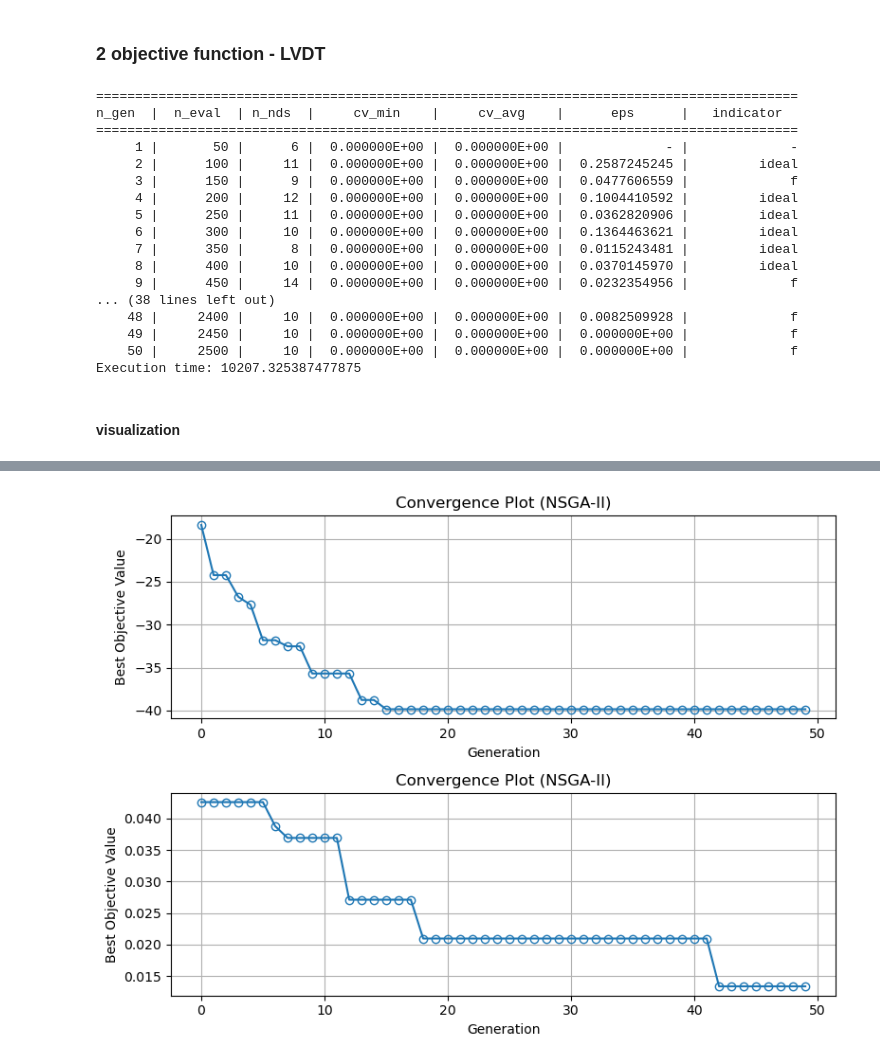
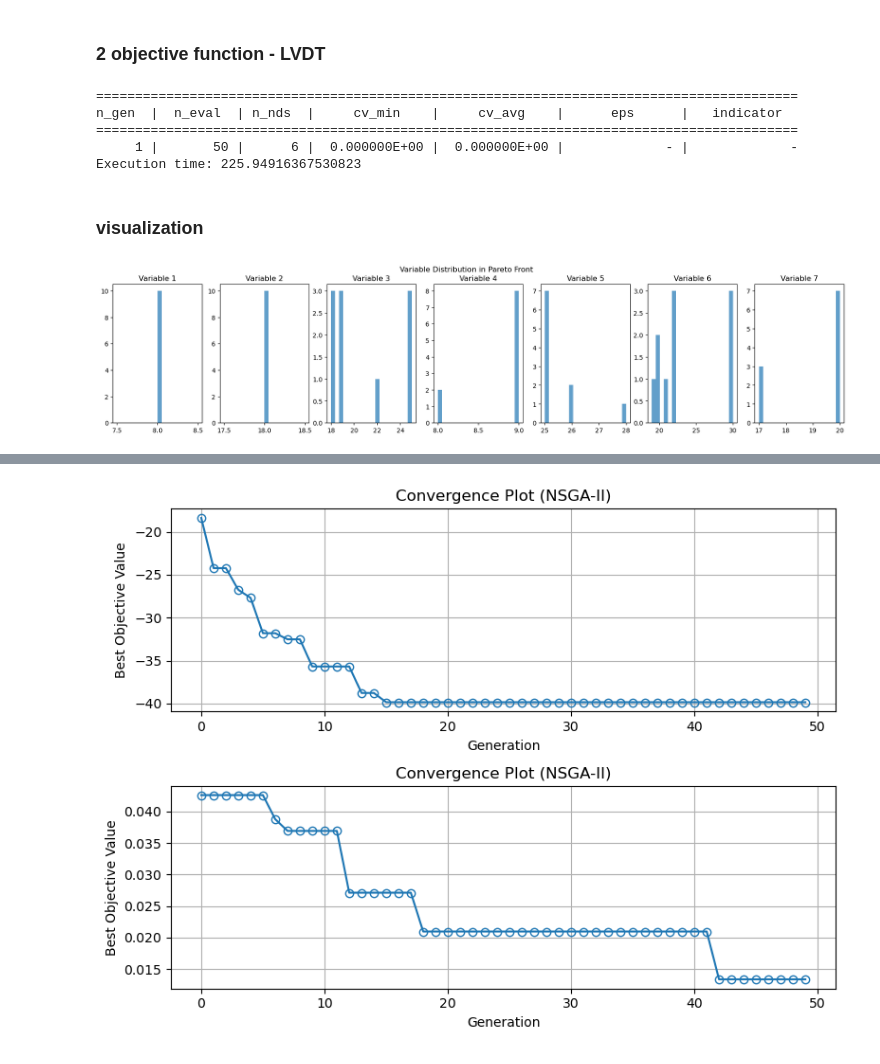
Before and after one commit to li-pengbo/femm-lvdt, a Jupyter notebook: optimization/notebook/pymoo_optimization.ipynb, the cells around one changed output, grey strips where cells are left out. Saved outputs shown, nothing was run; the diff lists cells and outputs as text; code cells hidden in the pictures.

```diff
--- a/optimization/notebook/pymoo_optimization.ipynb
+++ b/optimization/notebook/pymoo_optimization.ipynb
@@ -156,6 +154,6 @@ def run_femm_vc(params):
 # %%
 # manually optimal params = [6, 14, 20, 7, 34, 25, 17.5]
-n_jobs = 15
+n_jobs = 20
 parallel = Parallel(n_jobs=n_jobs)
 runner = JoblibParallelization(parallel, delayed)
 
@@ -163,30 +161,17 @@ problem = PSProblem(elementwise_runner = runner)
 
 res = minimize(problem,
                PSalgorithm,
-               ('n_gen', 50),
+               ('n_gen', 1),
                seed=1,
                verbose=True,
                save_history=True)
 print(f"Execution time: {res.exec_time}")
 
-import pickle
-with open("../solutions/lvdt_50gen.pkl", "wb") as f:
+with open("../solutions/lvdt_1gen.pkl", "wb") as f:
     pickle.dump(res, f)
 # %% [output]
 ==========================================================================================
 n_gen  |  n_eval  | n_nds  |     cv_min    |     cv_avg    |      eps      |   indicator
 ==========================================================================================
      1 |       50 |      6 |  0.000000E+00 |  0.000000E+00 |             - |             -
-     2 |      100 |     11 |  0.000000E+00 |  0.000000E+00 |  0.2587245245 |         ideal
-     3 |      150 |      9 |  0.000000E+00 |  0.000000E+00 |  0.0477606559 |             f
-     4 |      200 |     12 |  0.000000E+00 |  0.000000E+00 |  0.1004410592 |         ideal
-     5 |      250 |     11 |  0.000000E+00 |  0.000000E+00 |  0.0362820906 |         ideal
-     6 |      300 |     10 |  0.000000E+00 |  0.000000E+00 |  0.1364463621 |         ideal
-     7 |      350 |      8 |  0.000000E+00 |  0.000000E+00 |  0.0115243481 |         ideal
-     8 |      400 |     10 |  0.000000E+00 |  0.000000E+00 |  0.0370145970 |         ideal
-     9 |      450 |     14 |  0.000000E+00 |  0.000000E+00 |  0.0232354956 |             f
-... (38 lines left out)
-    48 |     2400 |     10 |  0.000000E+00 |  0.000000E+00 |  0.0082509928 |             f
-    49 |     2450 |     10 |  0.000000E+00 |  0.000000E+00 |  0.000000E+00 |             f
-    50 |     2500 |     10 |  0.000000E+00 |  0.000000E+00 |  0.000000E+00 |             f
-Execution time: 10207.325387477875
+Execution time: 225.94916367530823
@@ -218,4 +224,4 @@ with open("../solutions/opt_50gen.txt", "w") as f:
     for row in algo_optimal_params:
         f.write(" ".join(f"{val:<12}" for val in row) + "\n")
 # %% [markdown]
-#### visualization
+### visualization
@@ -221,0 +245,11 @@ with open("../solutions/opt_50gen.txt", "w") as f:
+# %%
+# ---------------------- 1. 变量分布分析 ---------------------- #
+num_vars = opt_X.shape[1]
+fig, axes = plt.subplots(1, num_vars, figsize=(num_vars * 3, 4))
+for i in range(num_vars):
+    axes[i].hist(opt_X[:, i], bins=20, alpha=0.7)
+    axes[i].set_title(f"Variable {i+1}")
+plt.suptitle("Variable Distribution in Pareto Front")
+plt.show()
+# %% [output]
+[figure, added]
```
Also changed, not shown: parts of 16 cells of this notebook, 30 other files.
